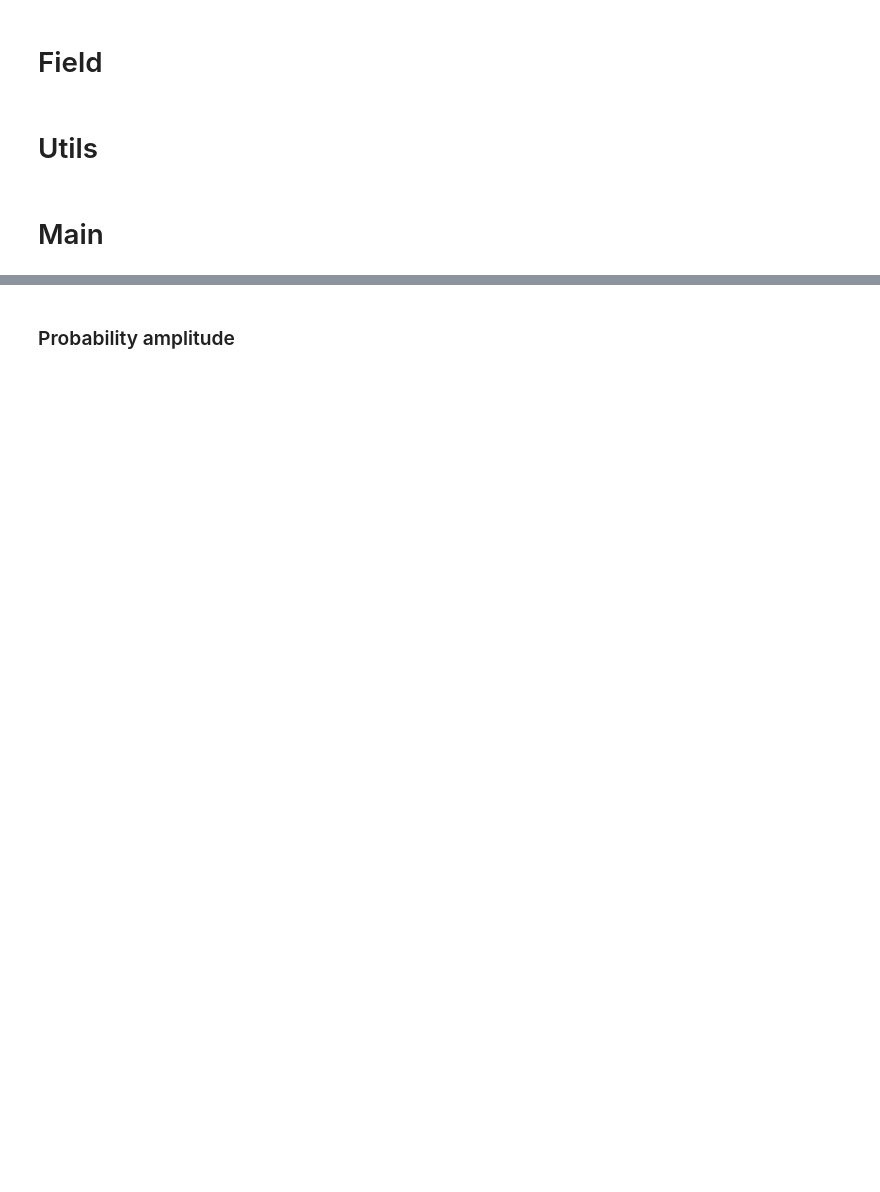
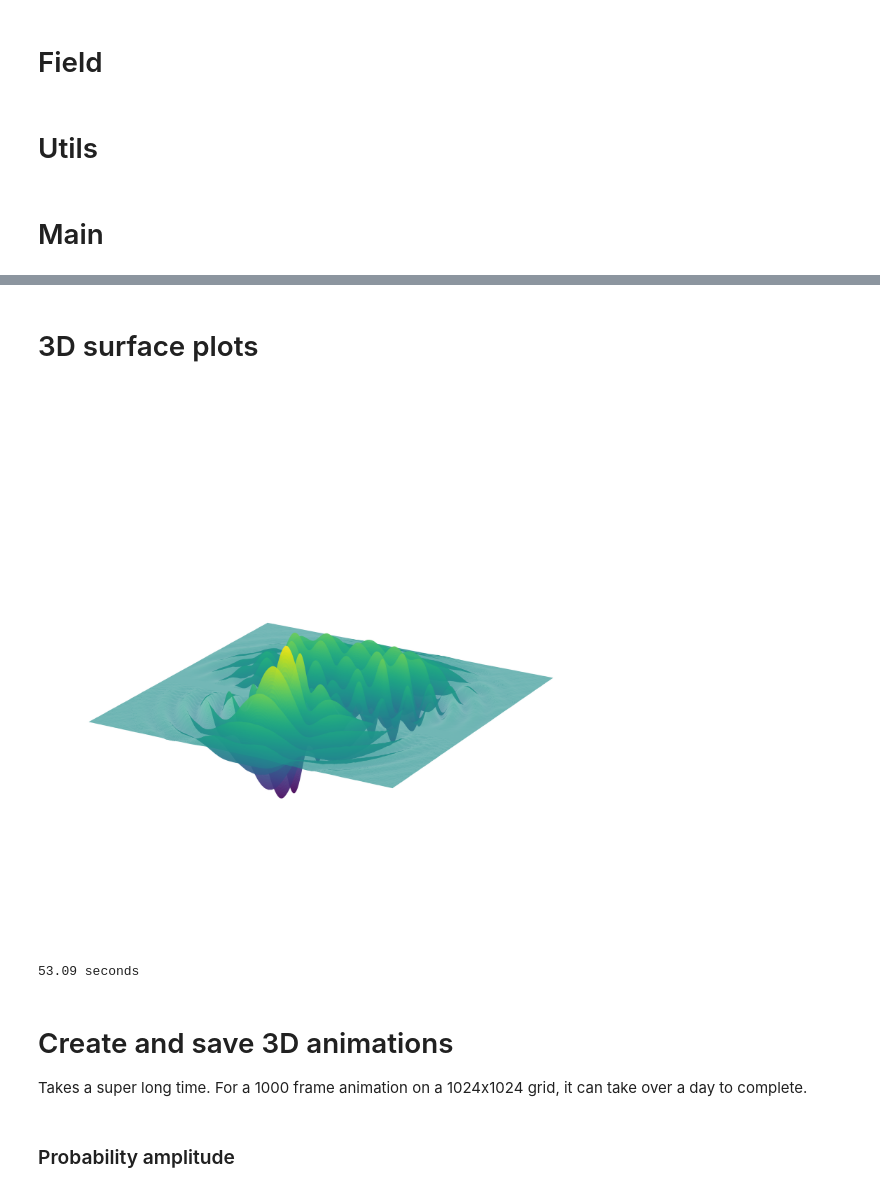
Before and after one commit to camlaedtke/Physics-Simulations, a Jupyter notebook: Schrodinger 2D.ipynb, the cells around one changed output, grey strips where cells are left out. Cells and saved outputs as stored; diff of their text form; code cells hidden in the pictures; blank space fills up the shorter version.

```diff
--- a/Schrodinger 2D.ipynb
+++ b/Schrodinger 2D.ipynb
@@ -226,11 +280,11 @@ def integrate(MM, N, Δx):
 # %% [markdown]
 # Main
 # %%
-N = 512
+N = 1024
 SIZE = 10
 Δt = 0.001
 Δx = SIZE/N
-# V="5*x**2 + 5*y**2"
+# V="5*x**2 + 5*y**2" # 2D harmonic oscillator potential
 V = "False"
 
 
@@ -378,2 +472,35 @@ Function norm : 1.000410543
+# %% [markdown]
+# 3D surface plots
+# %%
+def plot_iteration(i, func="prob"):
+    cmap = plt.cm.viridis
+    fig = plt.figure(figsize=(20,20), dpi=200)
+    ax = fig.add_subplot(111, projection='3d')
+    if func=="prob":
+        ax.plot_surface(X, Y, ΨP_arr[i,:,:], cmap=cmap, alpha=0.8, rstride=1, cstride=1)
+    elif func=="real":
+        ax.plot_surface(X, Y, ΨR_arr[i,:,:], cmap=cmap, alpha=0.8, rstride=1, cstride=1)
+    ax.view_init(20,30)
+    ax.set_zlim([-0.5,1])
+    ax.set_xlim(-5,5)
+    ax.set_ylim(-5,5)
+    ax.get_xaxis().set_visible(False)
+    ax.get_yaxis().set_visible(False)
+    plt.axis('off')
+    clear_output(wait=True)
+    display(plt.gcf())
+    plt.close()
+# %%
+start = time()
+plot_iteration(i=300, func="real")
+end = time()
+print("{:.2f} seconds".format(end-start))
+# %% [output]
+[figure, added]
+53.09 seconds
+# %% [markdown]
+# Create and save 3D animations
+
+Takes a super long time. For a 1000 frame animation on a 1024x1024 grid, it can take over a day to complete.
 # %% [markdown]
 ### Probability amplitude
```
Also changed, not shown: parts of 31 cells of this notebook.
